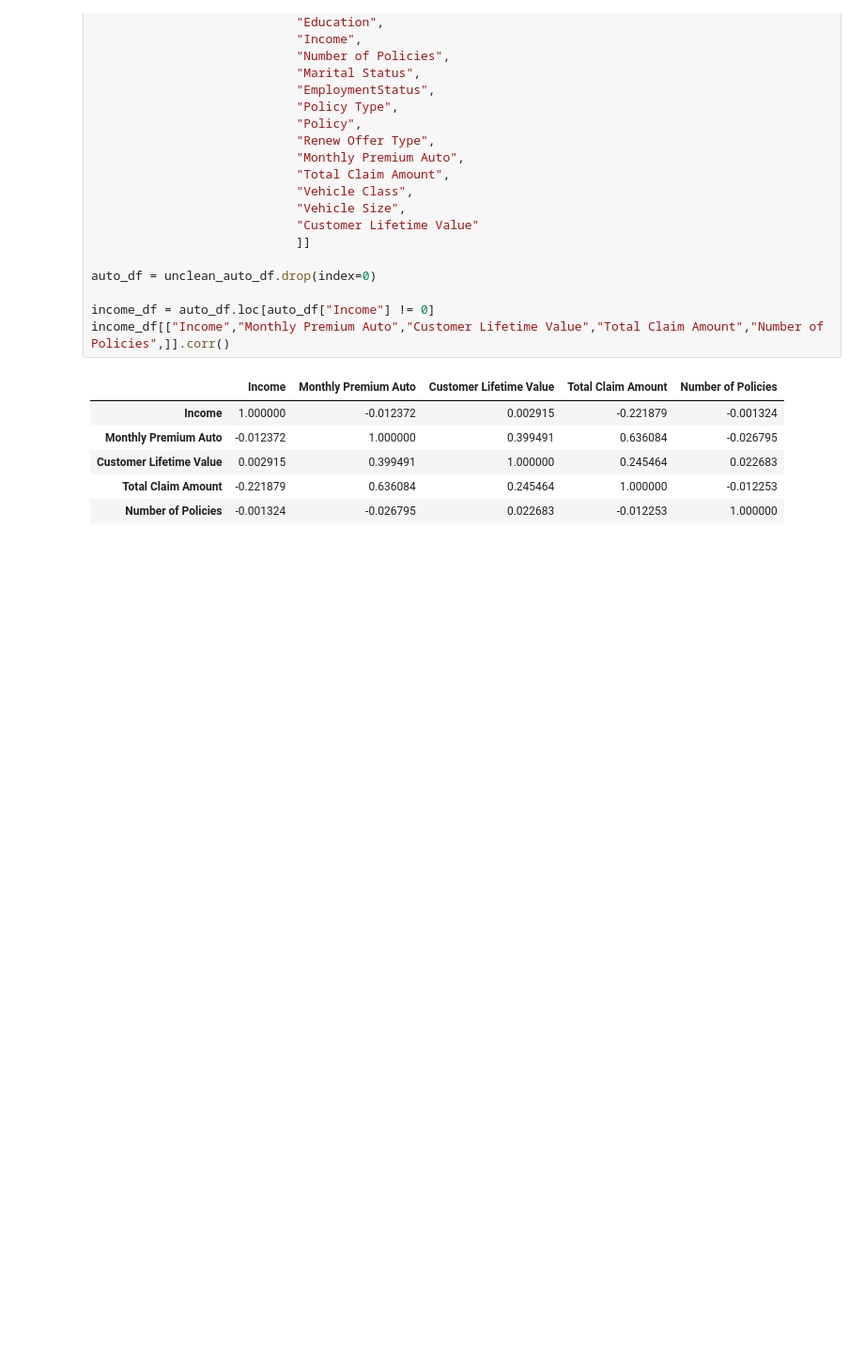
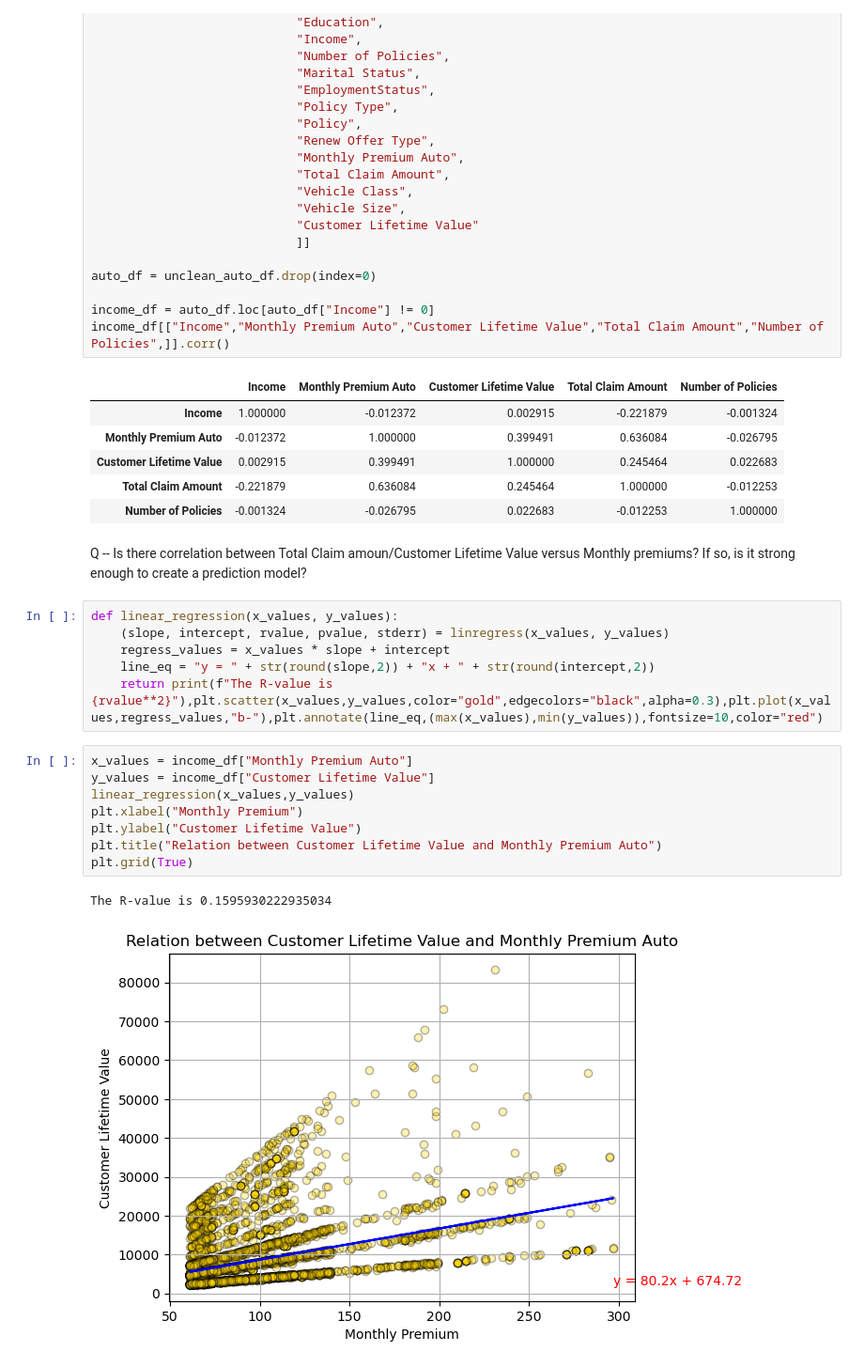
Before and after one commit to rdeshir10/Understanding_car_insurance, a Jupyter notebook: car_insurance.ipynb, the cells around one changed output. Shown: that part at 94% size. Drawn from its saved outputs; the diff is of its cells as text; blank space fills up the shorter version.

Commit message:
Adi's Q/A about correlation solved and loaded

```diff
--- a/car_insurance.ipynb
+++ b/car_insurance.ipynb
@@ -124,3 +124,22 @@ income_df[["Income","Monthly Premium Auto","Customer Lifetime Value","Total Clai
 | Customer Lifetime Value | 0.002915 | 0.399491 | 1.000000 | 0.245464 | 0.022683 |
 | Total Claim Amount | -0.221879 | 0.636084 | 0.245464 | 1.000000 | -0.012253 |
 | Number of Policies | -0.001324 | -0.026795 | 0.022683 | -0.012253 | 1.000000 |
+# %% [markdown]
+Q -- Is there correlation between Total Claim amoun/Customer Lifetime Value versus Monthly premiums? If so, is it strong enough to create a prediction model?
+# %%
+def linear_regression(x_values, y_values):
+    (slope, intercept, rvalue, pvalue, stderr) = linregress(x_values, y_values)
+    regress_values = x_values * slope + intercept
+    line_eq = "y = " + str(round(slope,2)) + "x + " + str(round(intercept,2))
+    return print(f"The R-value is {rvalue**2}"),plt.scatter(x_values,y_values,color="gold",edgecolors="black",alpha=0.3),plt.plot(x_values,regress_values,"b-"),plt.annotate(line_eq,(max(x_values),min(y_values)),fontsize=10,color="red")
+# %%
+x_values = income_df["Monthly Premium Auto"]
+y_values = income_df["Customer Lifetime Value"]
+linear_regression(x_values,y_values)
+plt.xlabel("Monthly Premium")
+plt.ylabel("Customer Lifetime Value")
+plt.title("Relation between Customer Lifetime Value and Monthly Premium Auto")
+plt.grid(True)
+# %% [output]
+The R-value is 0.1595930222935034
+[figure, added]
```
Also changed, not shown: parts of 5 cells of this notebook.
